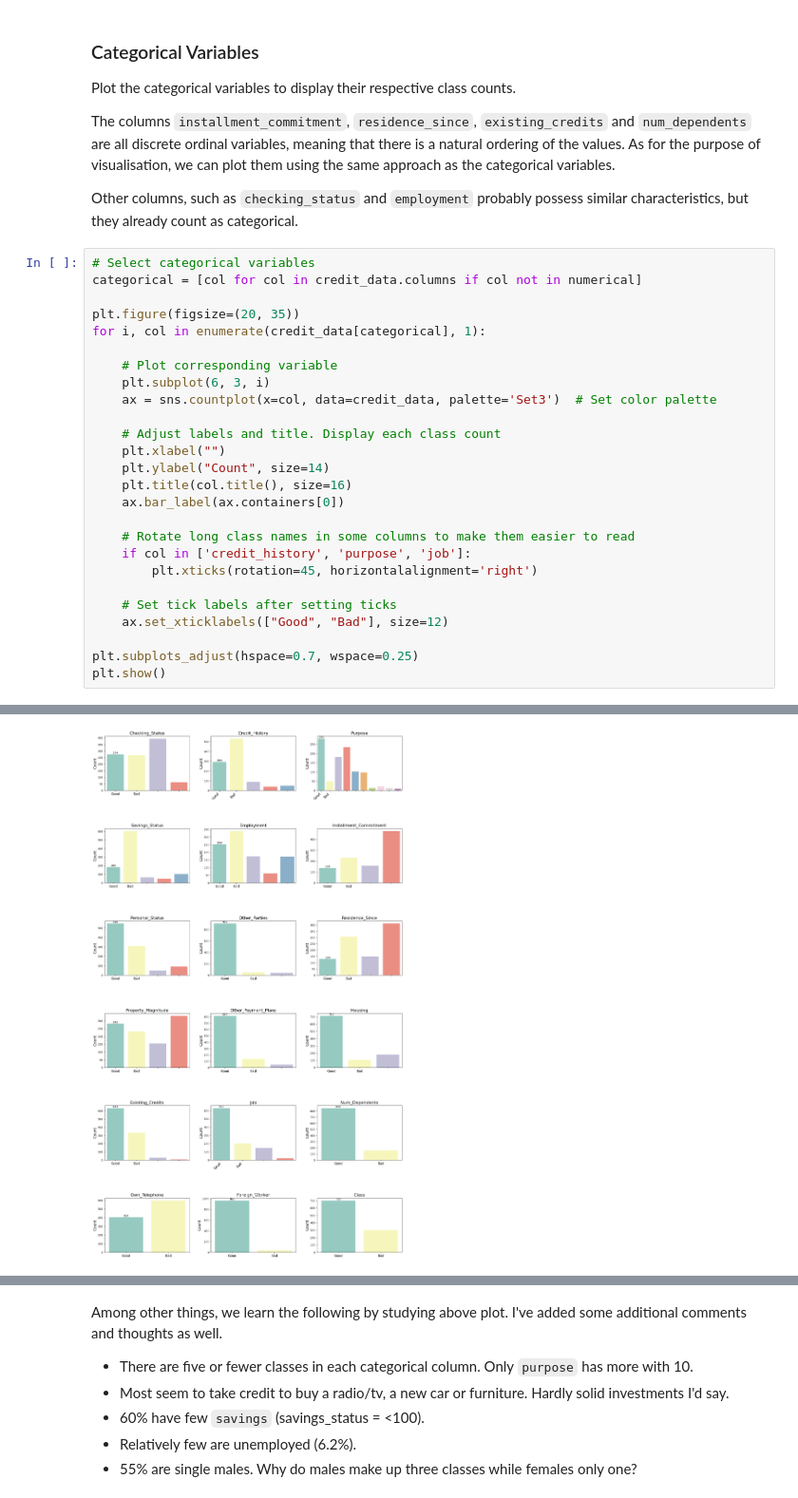
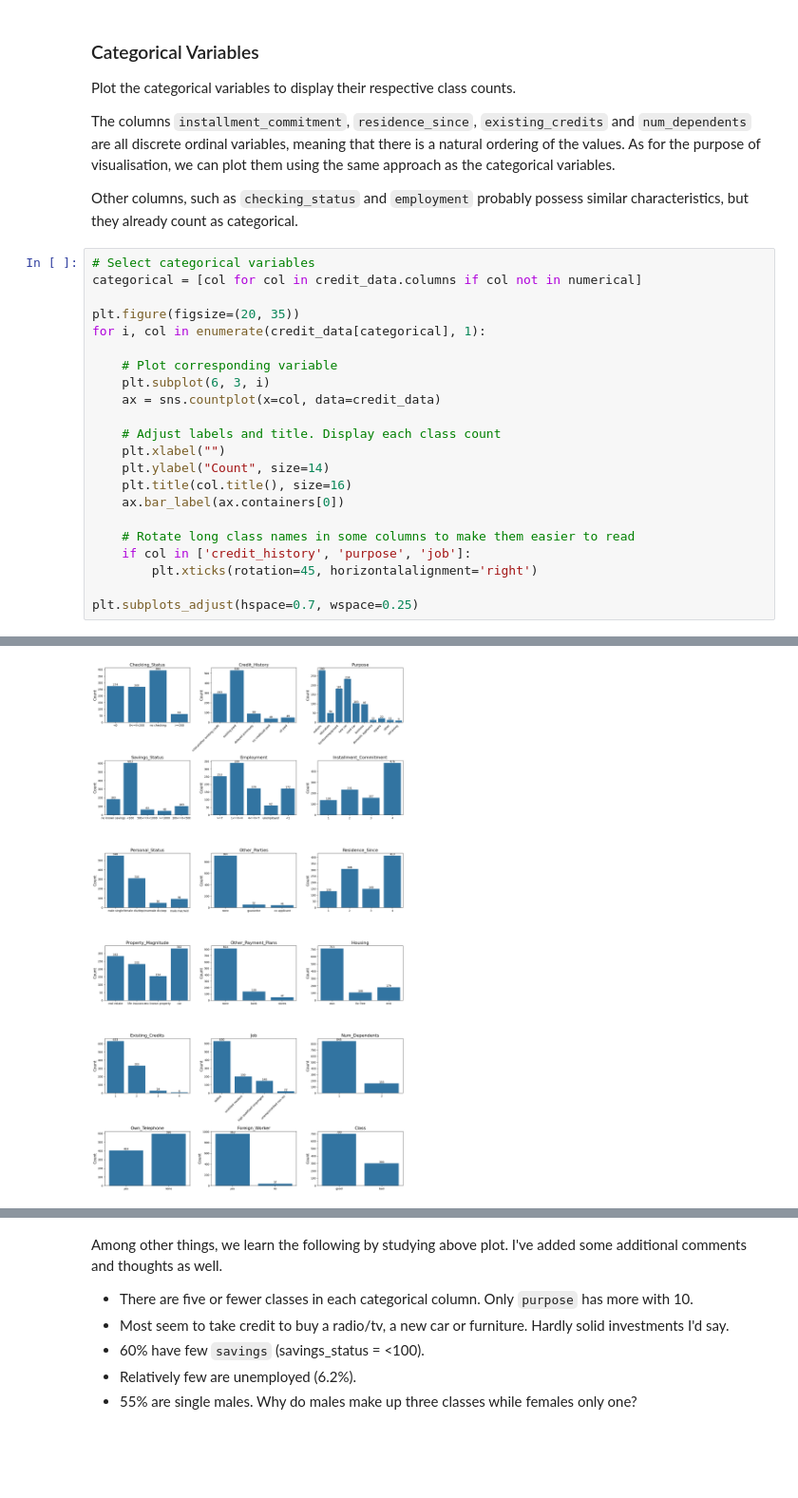
Before and after one commit to MowlanicaBilla/Credit_Risk_End_to_End, a Jupyter notebook: notebooks/Exploratory_Data_Analysis.ipynb, the cells around one changed output, grey strips where cells are left out. Shown at 95% size. Saved outputs shown, nothing was run; the diff lists cells and outputs as text; blank space fills up the shorter version.

```diff
--- a/notebooks/Exploratory_Data_Analysis.ipynb
+++ b/notebooks/Exploratory_Data_Analysis.ipynb
@@ -279,7 +279,7 @@ for i, col in enumerate(credit_data[categorical], 1):
 
     # Plot corresponding variable
     plt.subplot(6, 3, i)
-    ax = sns.countplot(x=col, data=credit_data, palette='Set3')  # Set color palette
+    ax = sns.countplot(x=col, data=credit_data)
 
     # Adjust labels and title. Display each class count
     plt.xlabel("")
@@ -291,9 +291,5 @@ for i, col in enumerate(credit_data[categorical], 1):
     if col in ['credit_history', 'purpose', 'job']:
         plt.xticks(rotation=45, horizontalalignment='right')
 
-    # Set tick labels after setting ticks
-    ax.set_xticklabels(["Good", "Bad"], size=12)
-
 plt.subplots_adjust(hspace=0.7, wspace=0.25)
-plt.show()
 # %% [output]
@@ -317 +296 @@ Passing `palette` without assigning `hue` is deprecated and will be removed in v
-[figure, old version]
+[figure, new version]
```
Also changed, not shown: parts of 4 cells of this notebook, 19 other files.
